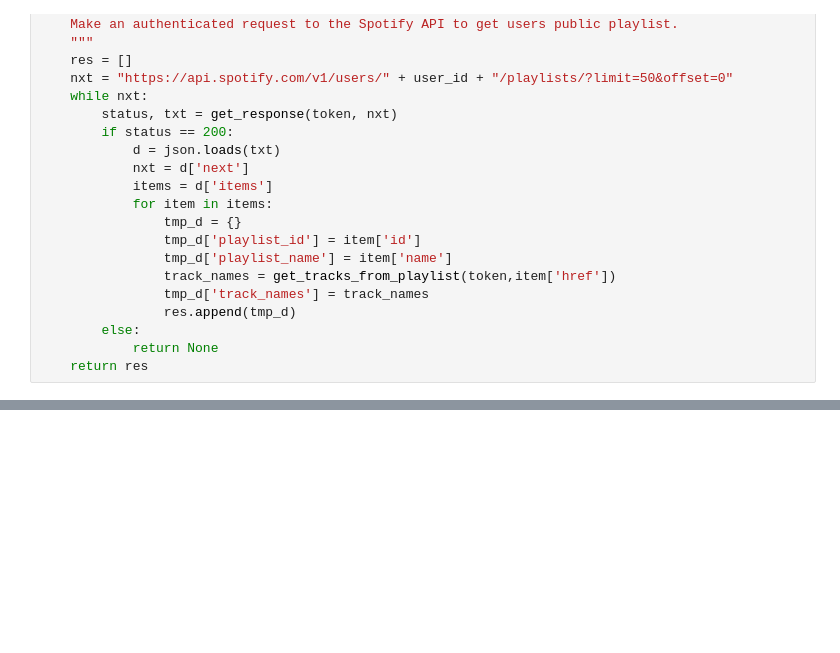
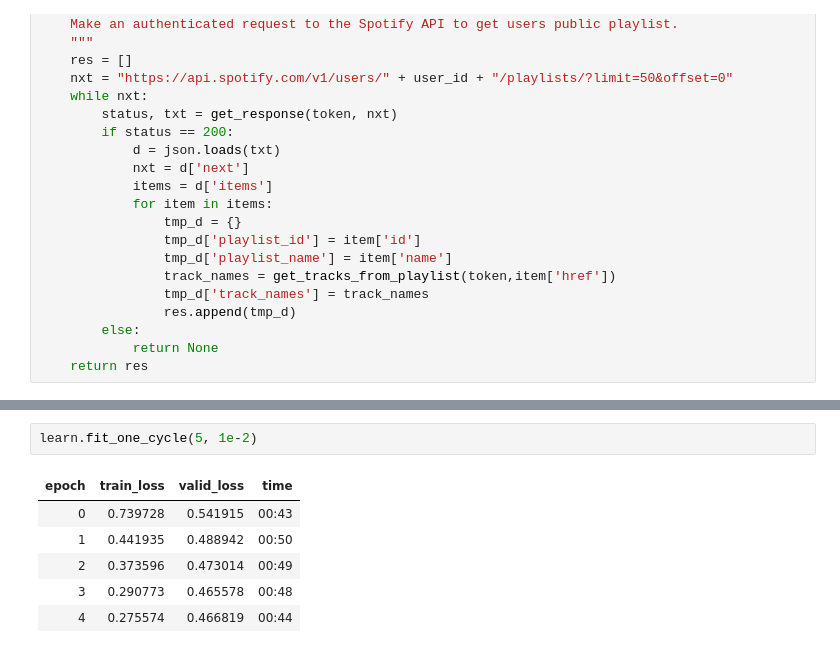
Before and after one commit to ericgeyiyang/PDSProject, a Jupyter notebook: SpotifyPlaylistCrawler.ipynb, the cells around one changed output, grey strips where cells are left out. Cells and saved outputs as stored; diff of their text form; blank space fills up the shorter version.

```diff
--- a/SpotifyPlaylistCrawler.ipynb
+++ b/SpotifyPlaylistCrawler.ipynb
@@ -187,0 +222,9 @@ KeyError: 'trackname'
+# %%
+learn.fit_one_cycle(5, 1e-2)
+# %% [output]
+| epoch | train_loss | valid_loss | time |
+| 0 | 0.739728 | 0.541915 | 00:43 |
+| 1 | 0.441935 | 0.488942 | 00:50 |
+| 2 | 0.373596 | 0.473014 | 00:49 |
+| 3 | 0.290773 | 0.465578 | 00:48 |
+| 4 | 0.275574 | 0.466819 | 00:44 |
```
Also changed, not shown: parts of 22 cells of this notebook, 4 other files.
